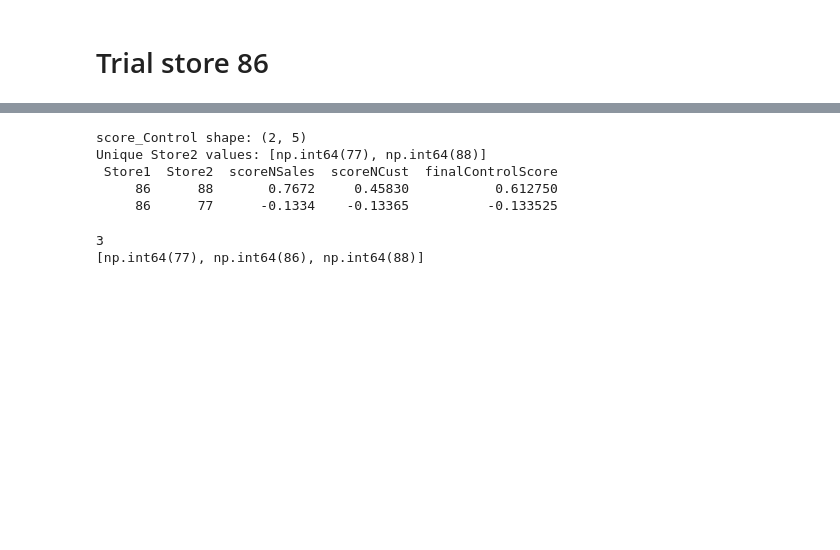
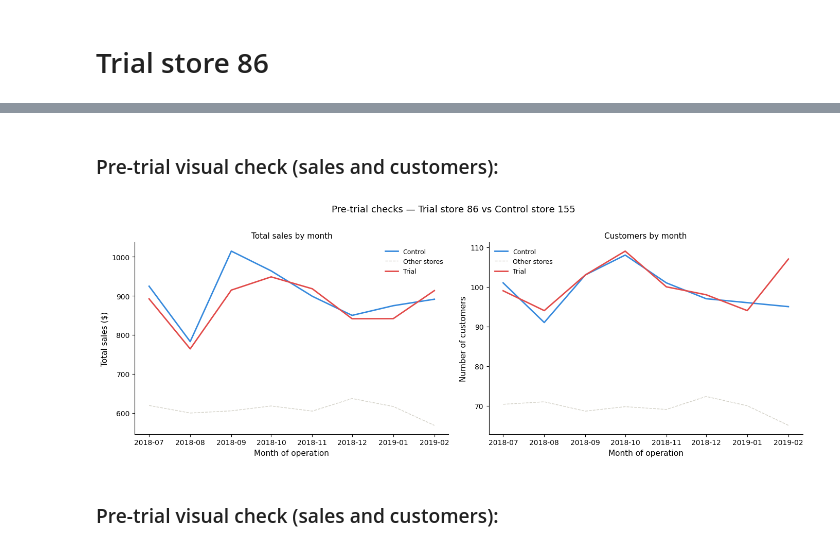
Before and after one commit to nayeem29dse/Quantium-customer-purchasing-behaviours, a Jupyter notebook: Task-2.ipynb, the cells around one changed output, grey strips where cells are left out. Cells and saved outputs as stored; diff of their text form; code cells hidden in the pictures; blank space fills up the shorter version.

```diff
--- a/Task-2.ipynb
+++ b/Task-2.ipynb
@@ -735,16 +777,44 @@ Control store for trial store 86: 88
-# %%
-print(f"score_Control shape: {score_Control.shape}")
-print(f"Unique Store2 values: {sorted(score_Control['Store2'].unique())}")
-print(score_Control.head(10).to_string(index=False))
-# %% [output]
-score_Control shape: (2, 5)
-Unique Store2 values: [np.int64(77), np.int64(88)]
- Store1  Store2  scoreNSales  scoreNCust  finalControlScore
-     86      88       0.7672     0.45830           0.612750
-     86      77      -0.1334    -0.13365          -0.133525
-# %%
-print(preTrialMeasures["STORE_NBR"].nunique())
-print(sorted(preTrialMeasures["STORE_NBR"].unique()))
-# %% [output]
-3
-[np.int64(77), np.int64(86), np.int64(88)]
+# %% [markdown]
+###  Pre-trial visual check (sales and customers):
+# %%
+colors  = {"Trial": "#E24B4A", "Control": "#378ADD", "Other stores": "#D3D1C7"}
+lstyles = {"Trial": "-", "Control": "-", "Other stores": "--"}
+
+fig, (ax1, ax2) = plt.subplots(1, 2, figsize=(14, 5))
+
+for ax, metric, ylabel, title_ in [
+    (ax1, "TOT_SALES",  "Total sales ($)",      "Total sales by month"),
+    (ax2, "nCustomers", "Number of customers",  "Customers by month")
+]:
+    plot_df = store_monthly[store_monthly["YEARMONTH"] < 201903].copy()
+    plot_df["Store_type"] = plot_df["STORE_NBR"].apply(
+        lambda x: "Trial" if x == trial_store else ("Control" if x == control_store else "Other stores")
+    )
+    plot_df = (
+        plot_df.groupby(["YEARMONTH", "Store_type"])[metric]
+        .mean().reset_index()
+    )
+    plot_df["TransactionMonth"] = pd.to_datetime(plot_df["YEARMONTH"].astype(str), format="%Y%m")
+
+    for st, grp in plot_df.groupby("Store_type"):
+        grp = grp.sort_values("TransactionMonth")
+        ax.plot(grp["TransactionMonth"], grp[metric],
+                label=st, color=colors[st],
+                linestyle=lstyles[st],
+                linewidth=2 if st != "Other stores" else 1)
+
+    ax.set_xlabel("Month of operation", fontsize=11)
+    ax.set_ylabel(ylabel, fontsize=11)
+    ax.set_title(title_, fontsize=11)
+    ax.legend(frameon=False, fontsize=9)
+    ax.spines[["top", "right"]].set_visible(False)
+
+fig.suptitle(f"Pre-trial checks — Trial store {trial_store} vs Control store {control_store}",
+             fontsize=13, y=1.01)
+fig.tight_layout()
+fig.savefig(f"pretrial_checks_store{trial_store}.png", dpi=150, bbox_inches="tight")
+plt.show()
+# %% [output]
+[figure, added]
+# %% [markdown]
+###  Pre-trial visual check (sales and customers):
```
Also changed, not shown: parts of 18 cells of this notebook.
